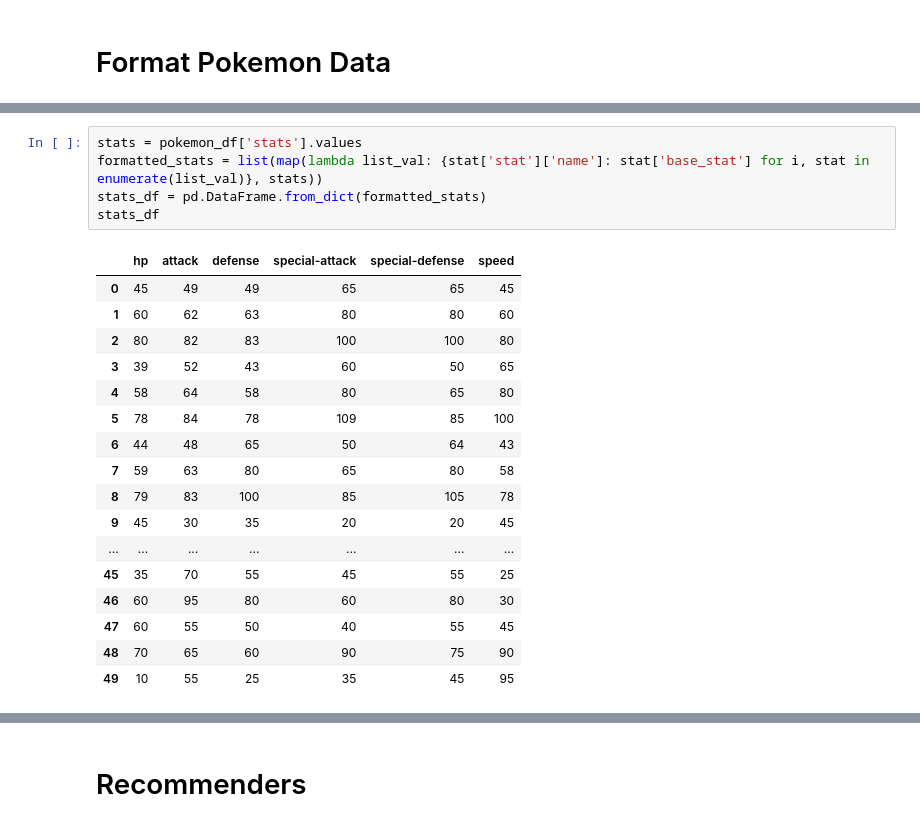
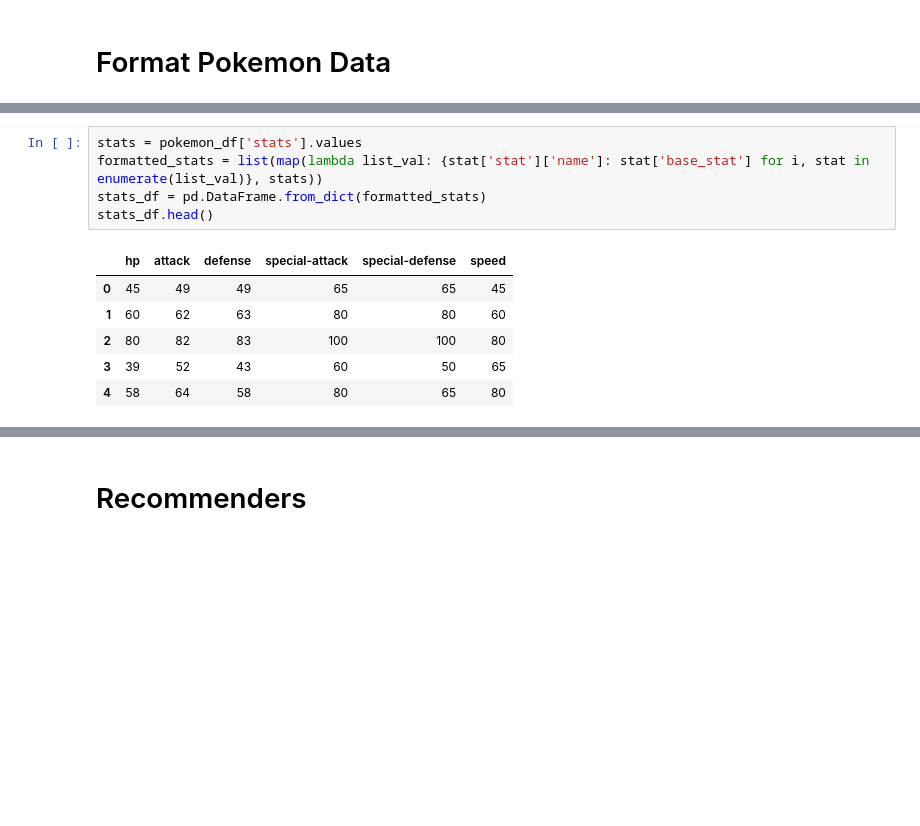
Before and after one commit to huytt621/poke-recommend, a Jupyter notebook: Pokemon_Recommender.ipynb, the cells around one changed output, grey strips where cells are left out. Saved outputs shown, nothing was run; the diff lists cells and outputs as text; blank space fills up the shorter version.

```diff
--- a/Pokemon_Recommender.ipynb
+++ b/Pokemon_Recommender.ipynb
@@ -63,25 +42,14 @@ abilities_df
 # %%
 stats = pokemon_df['stats'].values
 formatted_stats = list(map(lambda list_val: {stat['stat']['name']: stat['base_stat'] for i, stat in enumerate(list_val)}, stats))
 stats_df = pd.DataFrame.from_dict(formatted_stats)
-stats_df
+stats_df.head()
 # %% [output]
 |  | hp | attack | defense | special-attack | special-defense | speed |
 | 0 | 45 | 49 | 49 | 65 | 65 | 45 |
 | 1 | 60 | 62 | 63 | 80 | 80 | 60 |
 | 2 | 80 | 82 | 83 | 100 | 100 | 80 |
 | 3 | 39 | 52 | 43 | 60 | 50 | 65 |
 | 4 | 58 | 64 | 58 | 80 | 65 | 80 |
-| 5 | 78 | 84 | 78 | 109 | 85 | 100 |
-| 6 | 44 | 48 | 65 | 50 | 64 | 43 |
-| 7 | 59 | 63 | 80 | 65 | 80 | 58 |
-| 8 | 79 | 83 | 100 | 85 | 105 | 78 |
-| 9 | 45 | 30 | 35 | 20 | 20 | 45 |
-| ... | ... | ... | ... | ... | ... | ... |
-| 45 | 35 | 70 | 55 | 45 | 55 | 25 |
-| 46 | 60 | 95 | 80 | 60 | 80 | 30 |
-| 47 | 60 | 55 | 50 | 40 | 55 | 45 |
-| 48 | 70 | 65 | 60 | 90 | 75 | 90 |
-| 49 | 10 | 55 | 25 | 35 | 45 | 95 |
 # %%
 types = pokemon_df['types'].values
```
Also changed, not shown: parts of 9 cells of this notebook, 1 other file.
